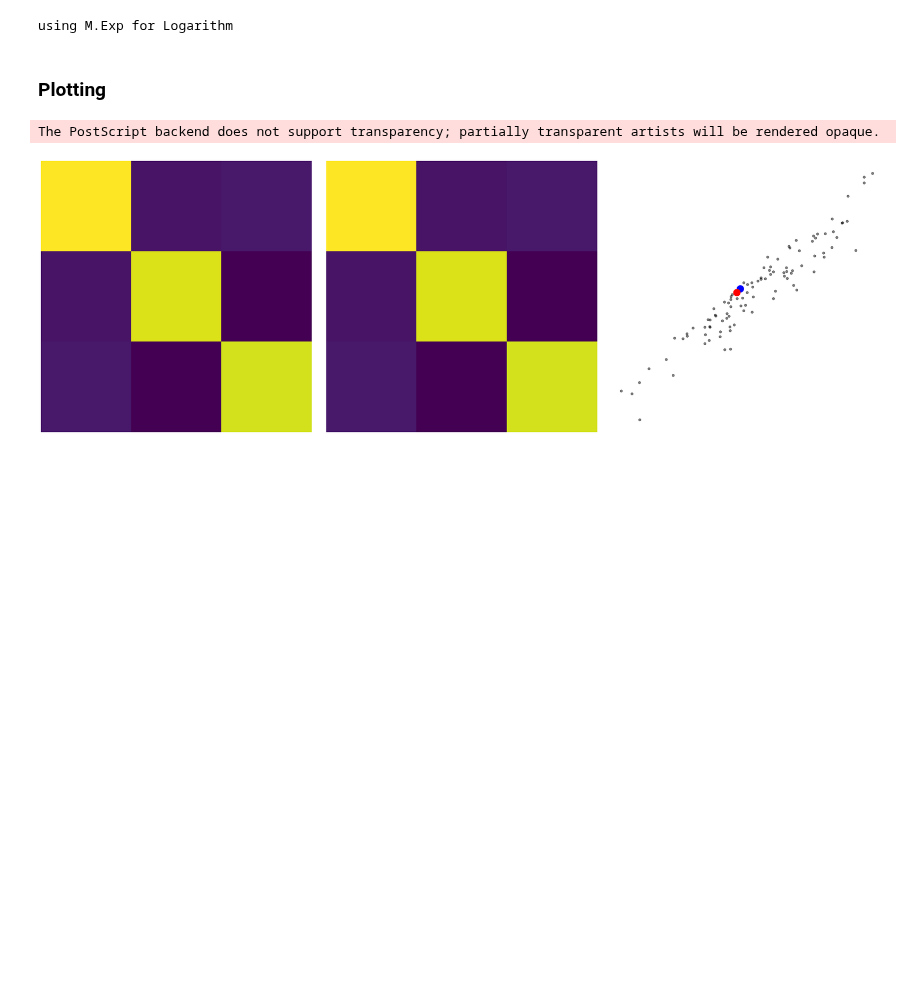
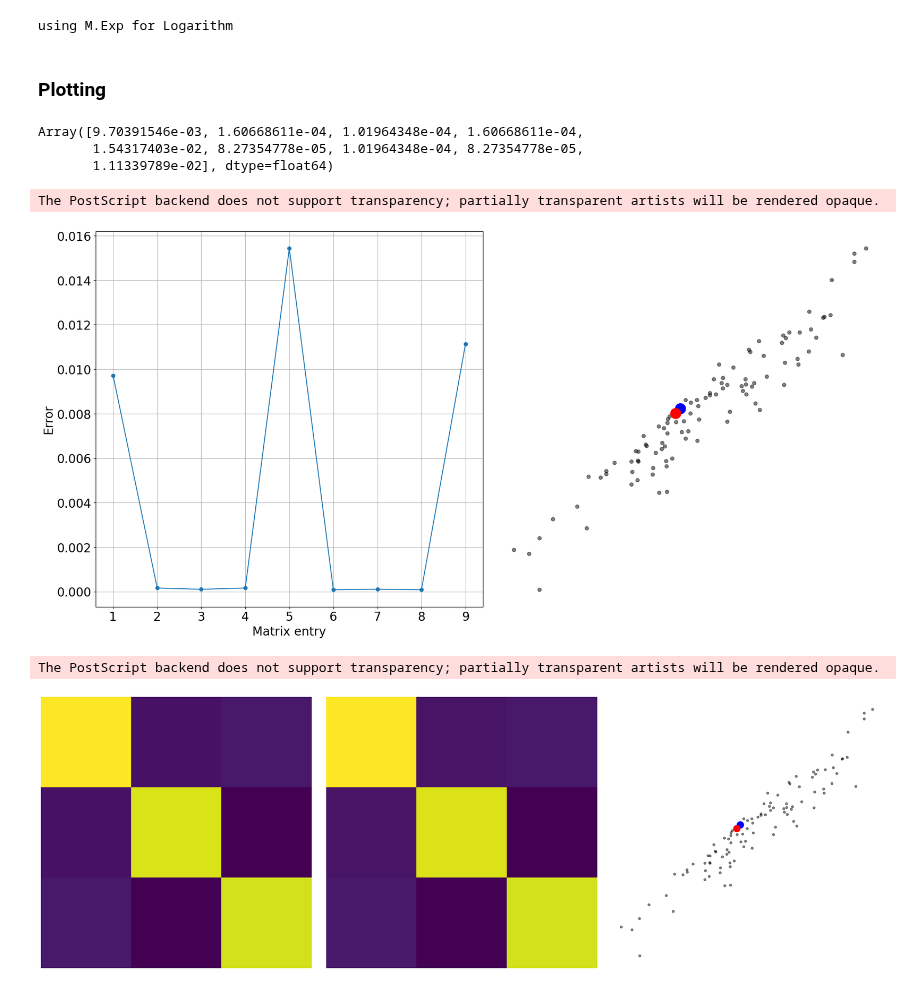
Before and after one commit to FrederikMR/score_diffusion_mean, a Jupyter notebook: score_frechet.ipynb, the cells around one changed output. Saved outputs shown, nothing was run; the diff lists cells and outputs as text; code cells hidden in the pictures; blank space fills up the shorter version.

```diff
--- a/score_frechet.ipynb
+++ b/score_frechet.ipynb
@@ -226,6 +225,35 @@ X3 = jnp.outer(jnp.cos(theta), jnp.ones(nphi+1))
 X = jnp.transpose(jnp.concatenate((X1.reshape(1, ntheta+1, nphi+1),
                      X2.reshape(1, ntheta+1, nphi+1),
                      X3.reshape(1, ntheta+1, nphi+1))), axes=(1,2,0))
+# %%
+error = (spdn_mu1_true_frechet[1][-1]-spdn_mu1_score_frechet[1][-1])**2
+# %%
+error
+# %% [output]
+Array([9.70391546e-03, 1.60668611e-04, 1.01964348e-04, 1.60668611e-04,
+       1.54317403e-02, 8.27354778e-05, 1.01964348e-04, 8.27354778e-05,
+       1.11339789e-02], dtype=float64)
+# %%
+fig = plt.figure(figsize=(20,10))
+
+ax = fig.add_subplot(121)
+ax.plot(jnp.arange(1,10,1), error, '-o')
+ax.set_xlabel(f'Matrix entry')
+ax.set_ylabel(r'Error')
+ax.grid(True)
+
+ax = fig.add_subplot(122)
+ax.scatter(dti_eigval1[:100,0], dti_eigval1[:100,1], color='black', alpha=.5)#c=dti_eig1[:100,2])
+ax.scatter(spdn_mu1_score_eigval[0], spdn_mu1_score_eigval[1], color='blue', s=300)#c=dti_eig1[:100,2])
+ax.scatter(spdn_mu1_true_eigval[0], spdn_mu1_true_eigval[1], color='red', s=300)#c=dti_eig1[:100,2])
+ax.set_axis_off()
+
+fig.tight_layout()
+
+fig.savefig(f'{figure_path}score_frechet_spdn_error.eps', format='eps', pad_inches=0.1, bbox_inches='tight')
+# %% [output]
+The PostScript backend does not support transparency; partially transparent artists will be rendered opaque.
+[figure, added]
 # %%
 fig = plt.figure(figsize=(30,10))
 
```
Also changed, not shown: parts of 20 cells of this notebook, 41 other files.
